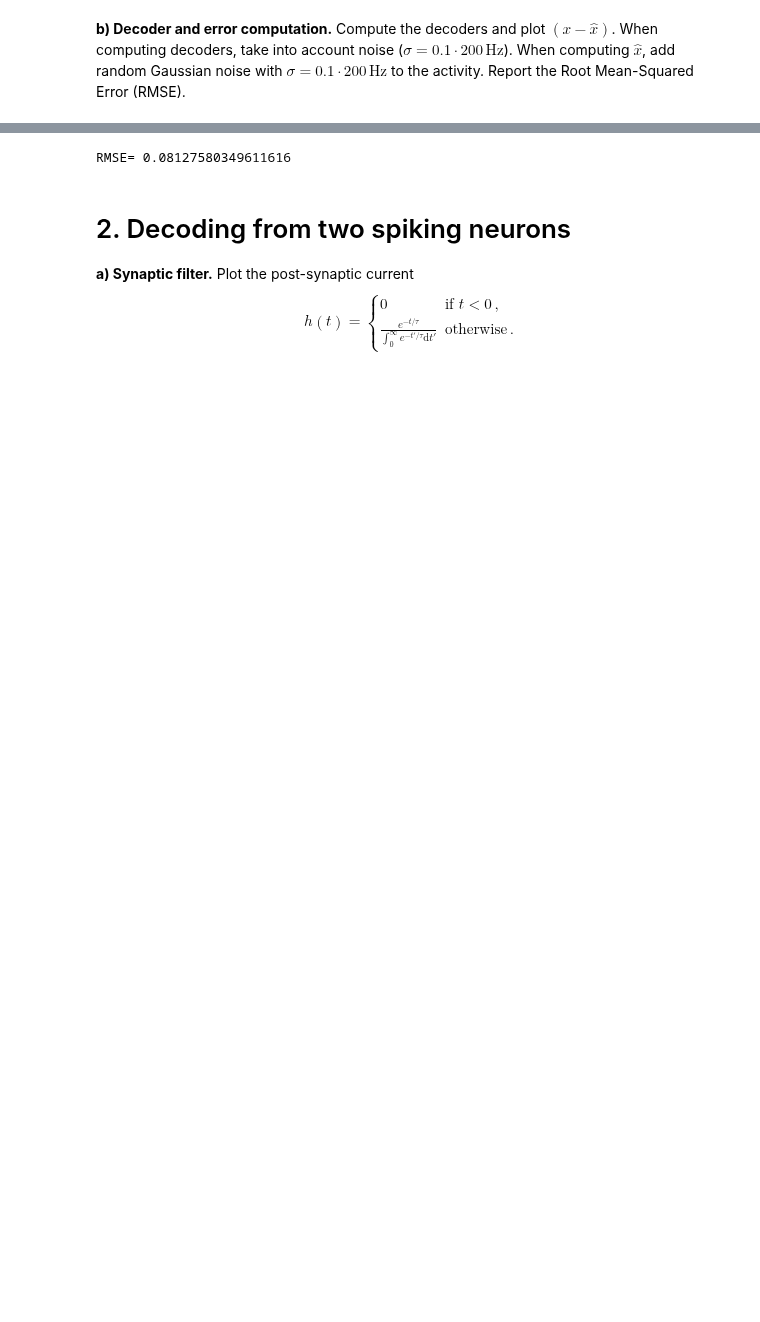
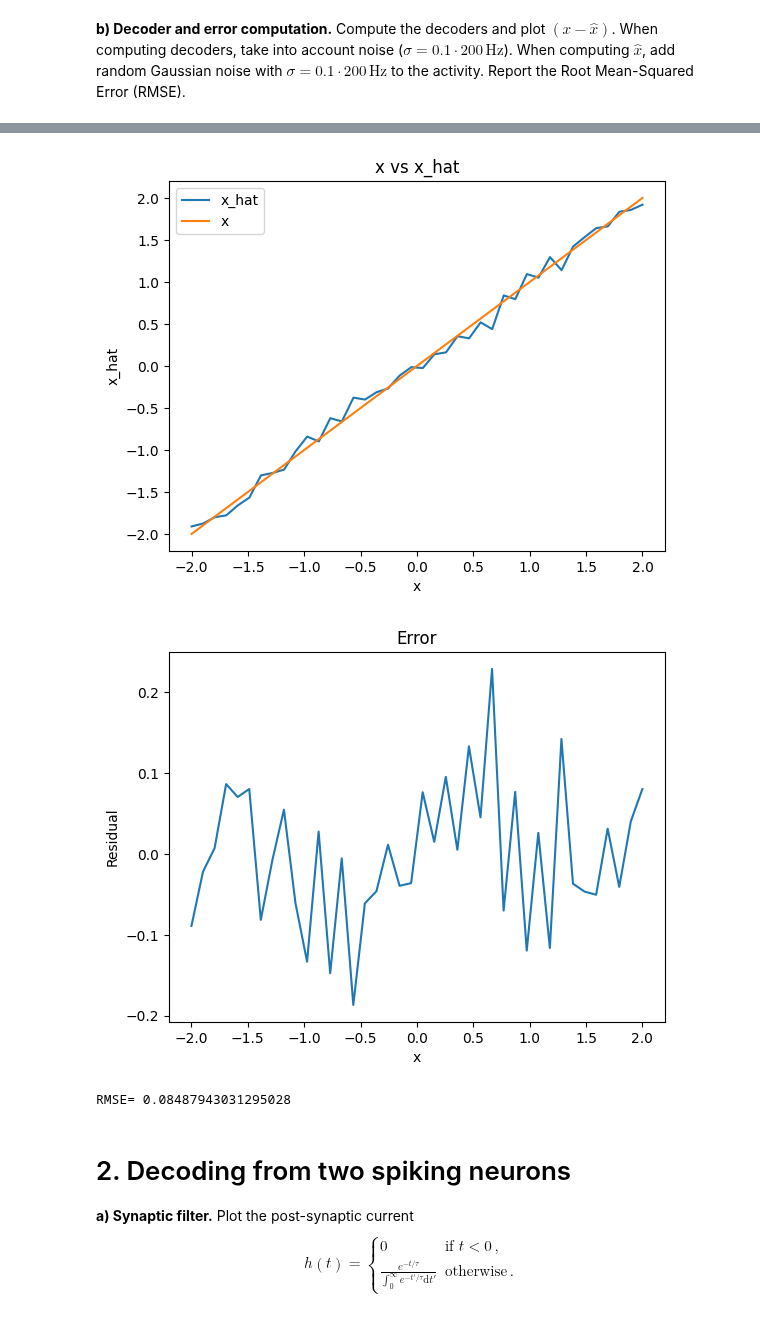
Before and after one commit to joshzwiebel/syde556-f22, a Jupyter notebook: assignments/assignment_03/syde556_assignment_03_template.ipynb, the cells around one changed output, grey strips where cells are left out. Drawn from its saved outputs; the diff is of its cells as text; code cells hidden in the pictures; blank space fills up the shorter version.

```diff
--- a/assignments/assignment_03/syde556_assignment_03_template.ipynb
+++ b/assignments/assignment_03/syde556_assignment_03_template.ipynb
@@ -62,8 +64,9 @@ def make_noisy(A_no_noise, factor=0.2):
 def compute_decoder_noise(A, X, factor=0.2):  #TODO MAKE SENSE OF ADD NOISE change
 	sigma = 0.1 * 200  #factor*np.max(A)
 	X = np.array(X)  # d x N array
+	N = X.shape[0] if len(X.shape) <= 1 else X.shape[1]
 	D_account = np.linalg.lstsq(
-		A @ A.T + 0.5 * 40 * np.square(sigma) * np.eye(A.shape[0]), A @ X.T,
+		A @ A.T + int(N) * np.square(sigma) * np.eye(A.shape[0]), A @ X.T,
 		rcond=None)[0].T
 	return D_account, A
 
@@ -99,4 +100,6 @@ q1_b()
+[figure, added]
+[figure, added]
-RMSE= 0.08127580349611616
+RMSE= 0.08487943031295028
 # %% [markdown]
 # 2. Decoding from two spiking neurons
 
```
Also changed, not shown: parts of 15 cells of this notebook.
